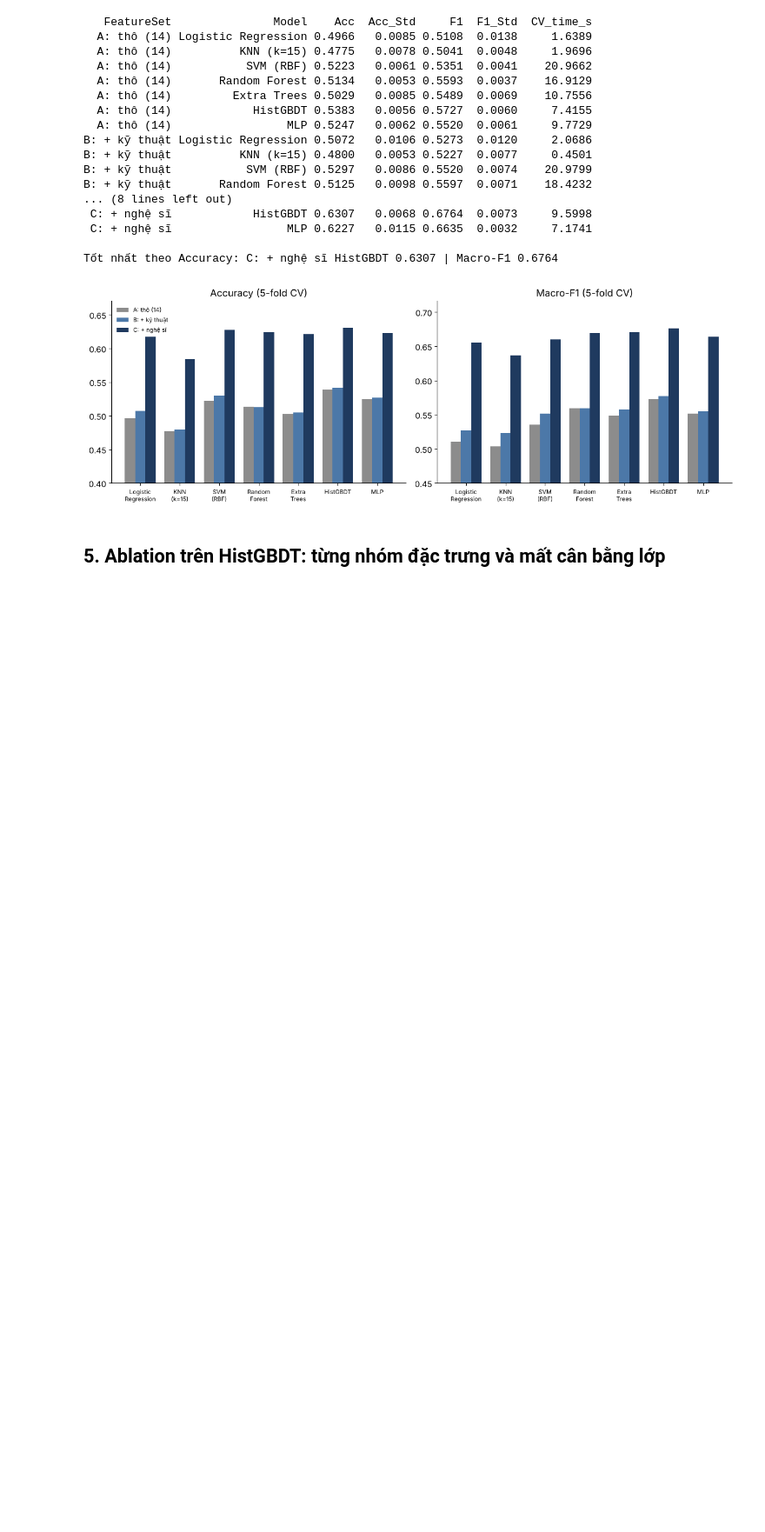
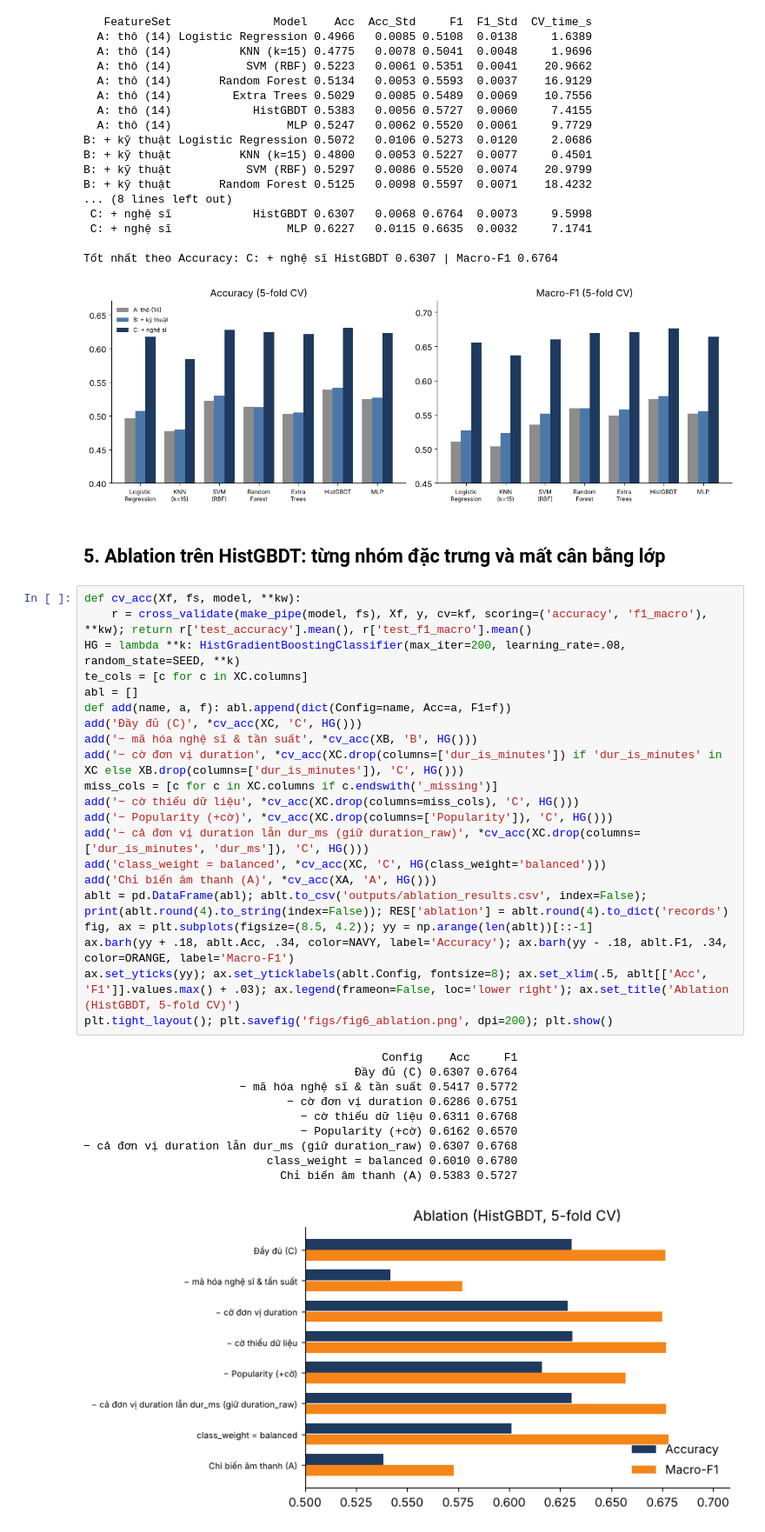
Before and after one commit to JaseSous/ml_group, a Jupyter notebook: Challenge/Challenge2/04_Code/challenge2_music_genre_pipeline.ipynb, the cells around one changed output. Shown at 87% size. Saved outputs shown, nothing was run; the diff lists cells and outputs as text; blank space fills up the shorter version.

Commit message:
Hoàn thành notebook xử lý đặc trưng âm thanh và train ensemble model

```diff
--- a/Challenge/Challenge2/04_Code/challenge2_music_genre_pipeline.ipynb
+++ b/Challenge/Challenge2/04_Code/challenge2_music_genre_pipeline.ipynb
@@ -182,3 +182,35 @@ Tốt nhất theo Accuracy: C: + nghệ sĩ HistGBDT 0.6307 | Macro-F1 0.6764
 [figure]
 # %% [markdown]
 ## 5. Ablation trên HistGBDT: từng nhóm đặc trưng và mất cân bằng lớp
+# %%
+def cv_acc(Xf, fs, model, **kw):
+    r = cross_validate(make_pipe(model, fs), Xf, y, cv=kf, scoring=('accuracy', 'f1_macro'), **kw); return r['test_accuracy'].mean(), r['test_f1_macro'].mean()
+HG = lambda **k: HistGradientBoostingClassifier(max_iter=200, learning_rate=.08, random_state=SEED, **k)
+te_cols = [c for c in XC.columns]
+abl = []
+def add(name, a, f): abl.append(dict(Config=name, Acc=a, F1=f))
+add('Đầy đủ (C)', *cv_acc(XC, 'C', HG()))
+add('− mã hóa nghệ sĩ & tần suất', *cv_acc(XB, 'B', HG()))
+add('− cờ đơn vị duration', *cv_acc(XC.drop(columns=['dur_is_minutes']) if 'dur_is_minutes' in XC else XB.drop(columns=['dur_is_minutes']), 'C', HG()))
+miss_cols = [c for c in XC.columns if c.endswith('_missing')]
+add('− cờ thiếu dữ liệu', *cv_acc(XC.drop(columns=miss_cols), 'C', HG()))
+add('− Popularity (+cờ)', *cv_acc(XC.drop(columns=['Popularity']), 'C', HG()))
+add('− cả đơn vị duration lẫn dur_ms (giữ duration_raw)', *cv_acc(XC.drop(columns=['dur_is_minutes', 'dur_ms']), 'C', HG()))
+add('class_weight = balanced', *cv_acc(XC, 'C', HG(class_weight='balanced')))
+add('Chỉ biến âm thanh (A)', *cv_acc(XA, 'A', HG()))
+ablt = pd.DataFrame(abl); ablt.to_csv('outputs/ablation_results.csv', index=False); print(ablt.round(4).to_string(index=False)); RES['ablation'] = ablt.round(4).to_dict('records')
+fig, ax = plt.subplots(figsize=(8.5, 4.2)); yy = np.arange(len(ablt))[::-1]
+ax.barh(yy + .18, ablt.Acc, .34, color=NAVY, label='Accuracy'); ax.barh(yy - .18, ablt.F1, .34, color=ORANGE, label='Macro-F1')
+ax.set_yticks(yy); ax.set_yticklabels(ablt.Config, fontsize=8); ax.set_xlim(.5, ablt[['Acc', 'F1']].values.max() + .03); ax.legend(frameon=False, loc='lower right'); ax.set_title('Ablation (HistGBDT, 5-fold CV)')
+plt.tight_layout(); plt.savefig('figs/fig6_ablation.png', dpi=200); plt.show()
+# %% [output]
+                                            Config    Acc     F1
+                                        Đầy đủ (C) 0.6307 0.6764
+                       − mã hóa nghệ sĩ & tần suất 0.5417 0.5772
+                              − cờ đơn vị duration 0.6286 0.6751
+                                − cờ thiếu dữ liệu 0.6311 0.6768
+                                − Popularity (+cờ) 0.6162 0.6570
+− cả đơn vị duration lẫn dur_ms (giữ duration_raw) 0.6307 0.6768
+                           class_weight = balanced 0.6010 0.6780
+                             Chỉ biến âm thanh (A) 0.5383 0.5727
+[figure, added]
```
Also changed, not shown: parts of 14 cells of this notebook.
